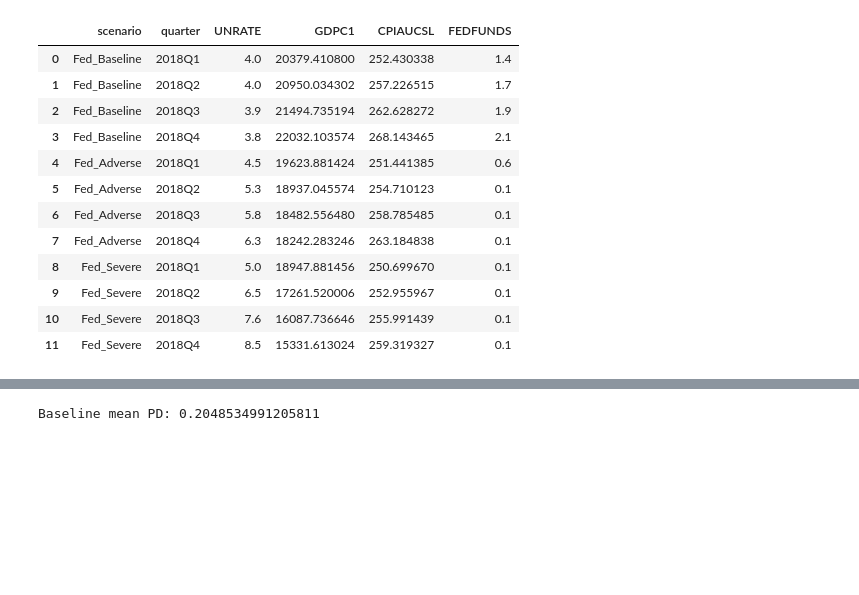
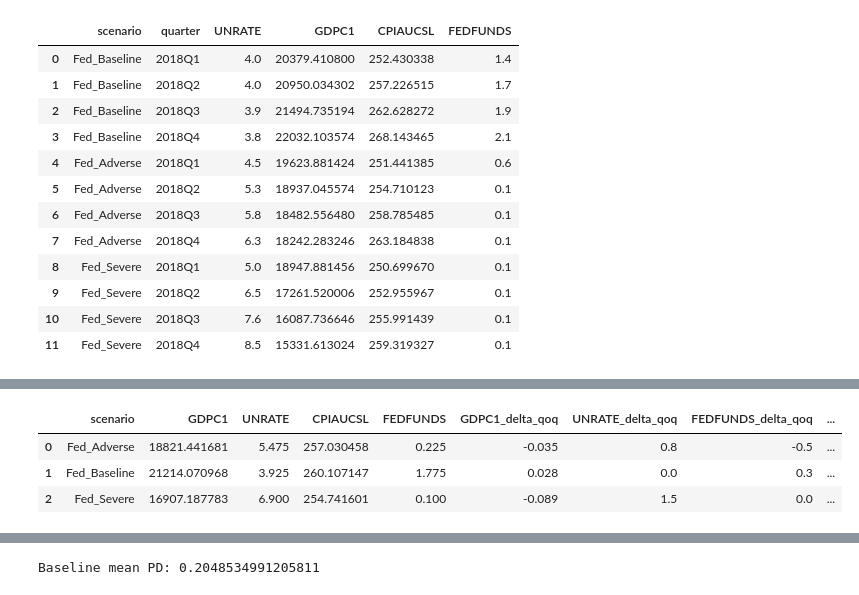
Before and after one commit to BinodTandan/Banking_Stress_Testing, a Jupyter notebook: notebooks/04_stress_testing.ipynb, the cells around one changed output, grey strips where cells are left out. Cells and saved outputs as stored; diff of their text form; code cells hidden in the pictures; blank space fills up the shorter version.

```diff
--- a/notebooks/04_stress_testing.ipynb
+++ b/notebooks/04_stress_testing.ipynb
@@ -485,0 +539,47 @@ fed_macro.to_csv(RES_DIR / "fed_2018_scenarios.csv", index=False)
+# %%
+
+fed_agg = (
+    fed_df
+    .groupby("scenario")
+    .agg({
+        "GDPC1": "mean",
+        "UNRATE": "mean",
+        "CPIAUCSL": "mean",
+        "FEDFUNDS": "mean"
+    })
+    .reset_index()
+)
+
+# Compute deltas using Q1 → Q2 change
+deltas = []
+
+for scen in fed_df["scenario"].unique():
+    df_s = fed_df[fed_df["scenario"] == scen].sort_values("quarter")
+
+    gdp_delta = (df_s.iloc[1]["GDPC1"] - df_s.iloc[0]["GDPC1"]) / df_s.iloc[0]["GDPC1"]
+    unrate_delta = df_s.iloc[1]["UNRATE"] - df_s.iloc[0]["UNRATE"]
+    fedfunds_delta = df_s.iloc[1]["FEDFUNDS"] - df_s.iloc[0]["FEDFUNDS"]
+    cpi_delta = (df_s.iloc[1]["CPIAUCSL"] - df_s.iloc[0]["CPIAUCSL"]) / df_s.iloc[0]["CPIAUCSL"]
+
+    real_rate_qoq = fedfunds_delta - cpi_delta
+
+    deltas.append({
+        "scenario": scen,
+        "GDPC1_delta_qoq": gdp_delta,
+        "UNRATE_delta_qoq": unrate_delta,
+        "FEDFUNDS_delta_qoq": fedfunds_delta,
+        "inflation_qoq": cpi_delta,
+        "real_rate_qoq": real_rate_qoq
+    })
+
+fed_deltas = pd.DataFrame(deltas)
+
+# final single-row-per-scenario
+fed_final = fed_agg.merge(fed_deltas, on="scenario")
+# %%
+fed_final
+# %% [output]
+|  | scenario | GDPC1 | UNRATE | CPIAUCSL | FEDFUNDS | GDPC1_delta_qoq | UNRATE_delta_qoq | FEDFUNDS_delta_qoq | ... |
+| 0 | Fed_Adverse | 18821.441681 | 5.475 | 257.030458 | 0.225 | -0.035 | 0.8 | -0.5 | ... |
+| 1 | Fed_Baseline | 21214.070968 | 3.925 | 260.107147 | 1.775 | 0.028 | 0.0 | 0.3 | ... |
+| 2 | Fed_Severe | 16907.187783 | 6.900 | 254.741601 | 0.100 | -0.089 | 1.5 | 0.0 | ... |
```
Also changed, not shown: parts of 12 cells of this notebook.
